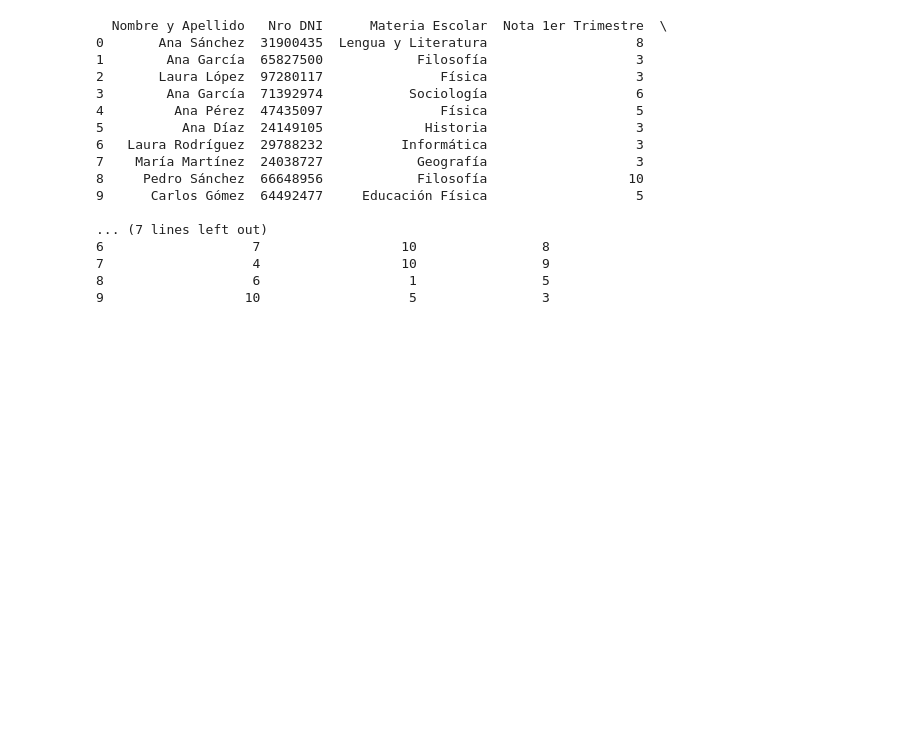
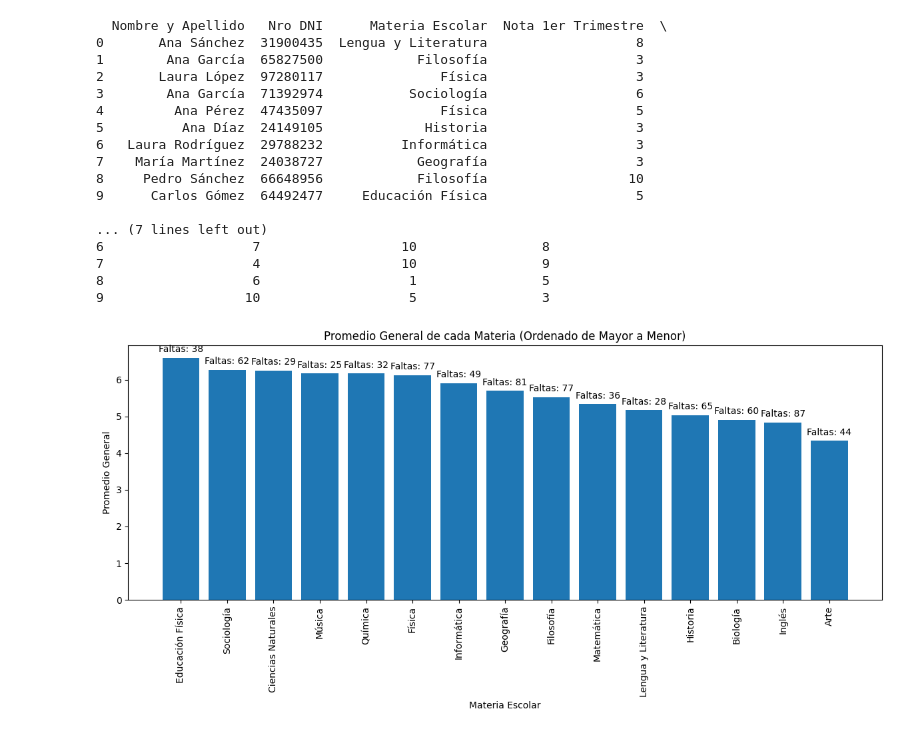
Before and after one commit to LSAguirre/proyecto-integrado-2, a Jupyter notebook: Untitled0.ipynb, the cells around one changed output. Cells and saved outputs as stored; diff of their text form; code cells hidden in the pictures; blank space fills up the shorter version.

```diff
--- a/Untitled0.ipynb
+++ b/Untitled0.ipynb
@@ -61,3 +61,39 @@ print(df.head(10))
 7                   4                  10                9
 8                   6                   1                5
 9                  10                   5                3
+# %%
+# prompt: Armar grafico de barras con Promedio general de cada materia, ordenados de mayor a menor, agregar las faltas
+
+import pandas as pd
+import matplotlib.pyplot as plt
+
+# Cargar los datos desde el archivo CSV
+df = pd.read_csv("datos_alumnos.csv")
+
+# Calcular el promedio de cada materia
+promedio_materias = df.groupby("Materia Escolar")[[
+    "Nota 1er Trimestre", "Nota 2do Trimestre", "Nota 3er Trimestre"
+]].mean().mean(axis=1)
+
+# Ordenar las materias por promedio de mayor a menor
+promedio_materias_ordenado = promedio_materias.sort_values(ascending=False)
+
+# Calcular la cantidad total de faltas por materia
+faltas_materias = df.groupby("Materia Escolar")["Faltas a clases"].sum()
+
+# Crear el gráfico de barras
+plt.figure(figsize=(12, 6))
+plt.bar(promedio_materias_ordenado.index, promedio_materias_ordenado.values)
+plt.xlabel("Materia Escolar")
+plt.ylabel("Promedio General")
+plt.title("Promedio General de cada Materia (Ordenado de Mayor a Menor)")
+plt.xticks(rotation=90)
+
+# Agregar las faltas como texto en cada barra
+for i, val in enumerate(promedio_materias_ordenado.values):
+  plt.text(i, val + 0.1, f"Faltas: {faltas_materias[promedio_materias_ordenado.index[i]]}", ha='center', va='bottom')
+
+plt.tight_layout()
+plt.show()
+# %% [output]
+[figure, added]
```
Also changed, not shown: parts of 1 cell of this notebook.
